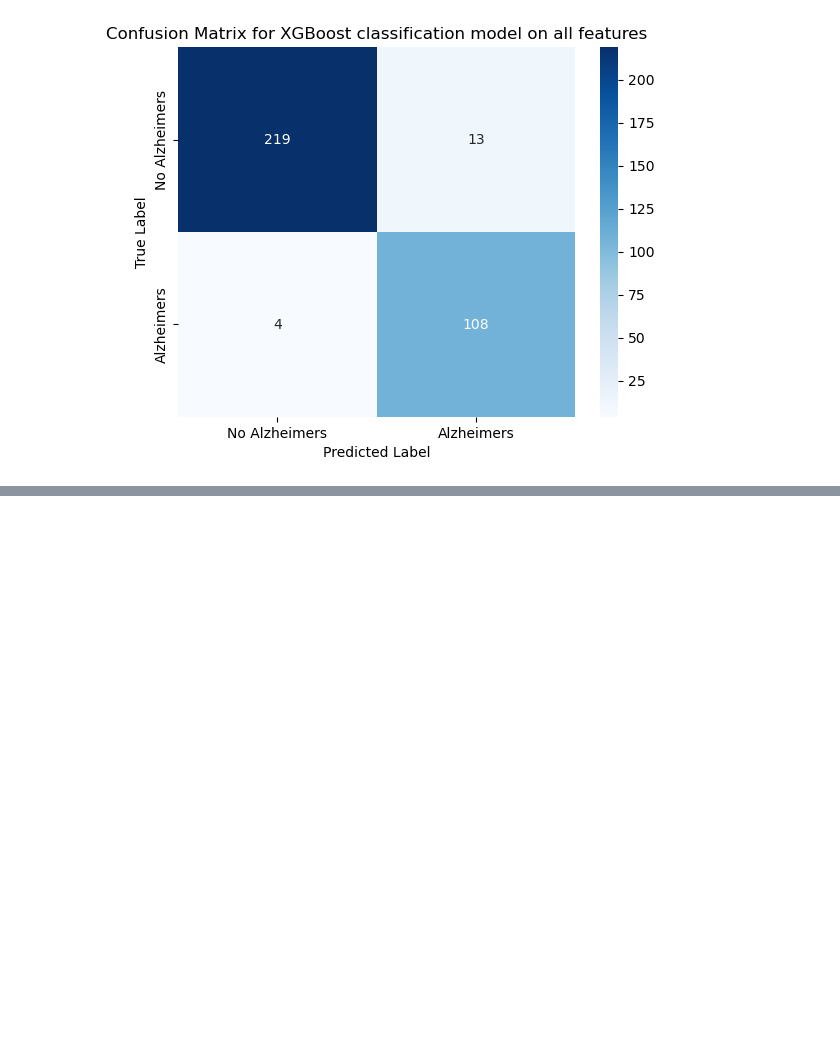
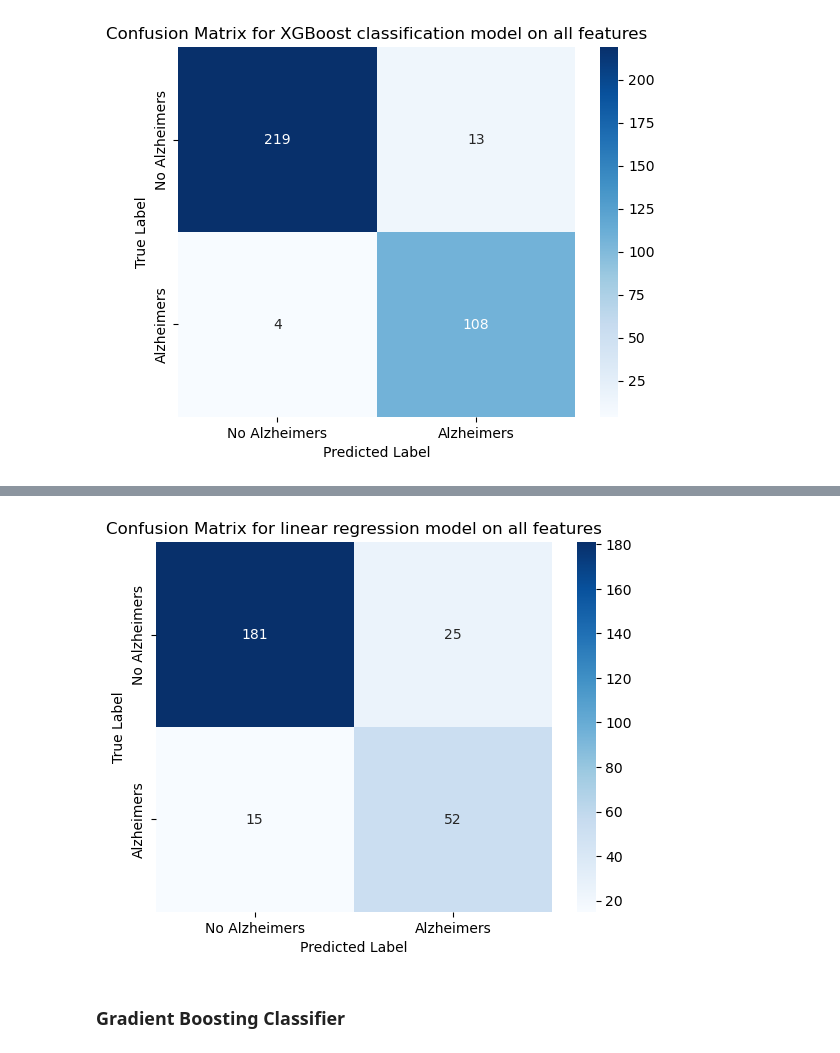
Before and after one commit to mgamankwah/alzheimers_risk_prediction, a Jupyter notebook: scripts/model_exploration_Mercy.ipynb, the cells around one changed output, grey strips where cells are left out. Cells and saved outputs as stored; diff of their text form; code cells hidden in the pictures; blank space fills up the shorter version.

Commit message:
model exploration using patients with no memory loss

```diff
--- a/scripts/model_exploration_Mercy.ipynb
+++ b/scripts/model_exploration_Mercy.ipynb
@@ -378,0 +381,6 @@ plt.show()
+# %%
+## Load the traning dataset
+df = pd.read_csv("../data/kaggle_train.csv")
+
+## Dropping redundant columns
+df = df.drop(columns = ['DoctorInCharge' , 'PatientID' ])
@@ -378,0 +400,5 @@ plt.show()
+# %%
+#Separating dataset into those with and without memory complaints
+df_mem_comp_true = df[df['MemoryComplaints']==1]
+
+df_mem_comp_false = df[df['MemoryComplaints']==0]
@@ -378,0 +429,3 @@ plt.show()
+# %%
+## Splitting the training data to get validation data
+df_train, df_test = train_test_split(df_mem_comp_false, random_state= 123 , shuffle= True,test_size=0.2, stratify=df_mem_comp_false['Diagnosis'])
@@ -378,0 +434,22 @@ plt.show()
+# %%
+lr_pipe = Pipeline([('scale', StandardScaler()), ('lr', LogisticRegression(random_state=42))])
+
+lr_acc_score = {}
+lr_conf_matrix = {} #confusion matrix
+
+for key in subcategory_dict:
+    item = subcategory_dict[key]
+    lr_pipe.fit(df_train[item[:-1]], df_train.Diagnosis)
+    pred = lr_pipe.predict(df_test[item[:-1]])
+
+    lr_acc_score[key] = [accuracy_score(pred, df_test.Diagnosis),
+                           precision_score(pred, df_test.Diagnosis, zero_division=1),
+                           recall_score(pred, df_test.Diagnosis),
+                           f1_score(pred, df_test.Diagnosis),
+                           mean_squared_error(pred, df_test.Diagnosis)]
+    lr_conf_matrix[key] = confusion_matrix(pred, df_test.Diagnosis)
+
+
+lr_acc_score_df = pd.DataFrame(lr_acc_score, index=['Accuracy Score', 'Precision Score', 'Recall Score', 'F1 Score', 'MSE'])
+#lr_conf_matrix_df = pd.DataFrame(lr_conf_matrix, index = [])
+lr_acc_score_df
@@ -378,0 +463,10 @@ plt.show()
+# %%
+sns.heatmap(lr_conf_matrix["all_features"], annot=True, fmt="d", cmap="Blues", xticklabels=['No Alzheimers', 'Alzheimers'], yticklabels=['No Alzheimers', 'Alzheimers'])
+plt.xlabel("Predicted Label")
+plt.ylabel("True Label")
+plt.title("Confusion Matrix for linear regression model on all features")
+plt.show()
+# %% [output]
+[figure, added]
+# %% [markdown]
+### **Gradient Boosting Classifier**
```
Also changed, not shown: parts of 20 cells of this notebook.
